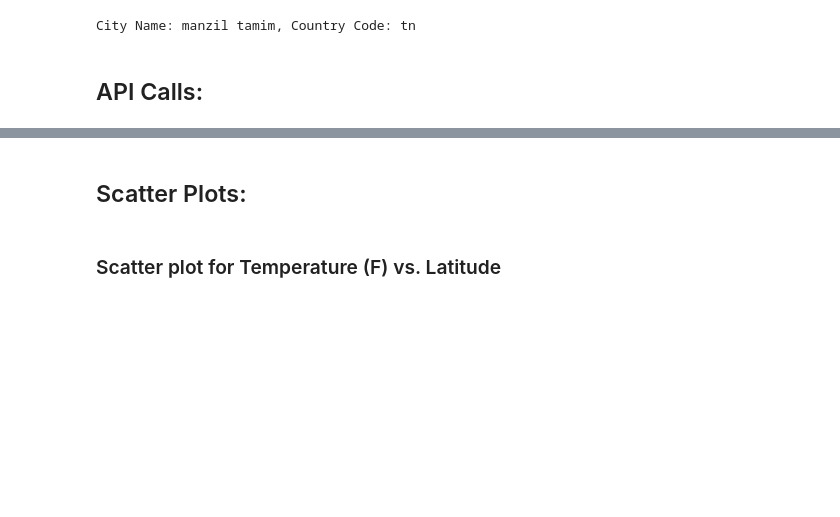
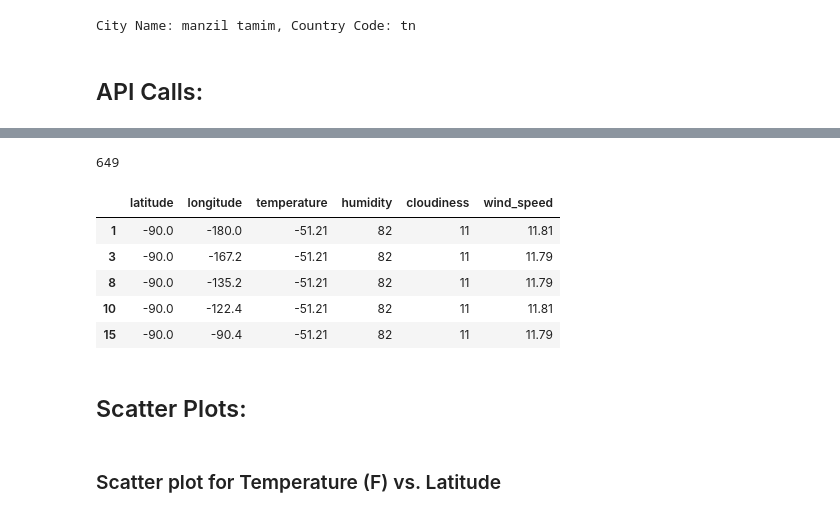
Before and after one commit to shirinegm/python-api-challenge, a Jupyter notebook: WeatherPy.ipynb, the cells around one changed output, grey strips where cells are left out. Drawn from its saved outputs; the diff is of its cells as text; code cells hidden in the pictures; blank space fills up the shorter version.

```diff
--- a/WeatherPy.ipynb
+++ b/WeatherPy.ipynb
@@ -48,0 +109,27 @@ AttributeError: 'dict' object has no attribute 'city_name'
+# %%
+temp = []
+humidity = []
+cloudiness = []
+wind_speed = []
+
+for i in range(len(random_cities_df['city_name'])):
+    citylog = random_cities_df.iloc[i, 0]
+    lat = random_cities_df.iloc[i, 2]
+    lon = random_cities_df.iloc[i, 3]
+    query = f'{base_url}{lat}&lon={lon}&dt={now}&appid={api_key}&units=imperial'
+
+    try:
+        response = requests.get(query)
+        response_json = response.json()
+        temp.append(response_json['current']['temp'])
+        humidity.append(response_json['current']['humidity'])
+        cloudiness.append(response_json['current']['clouds'])
+        wind_speed.append(response_json['current']['wind_speed'])
+        print(f'{i} - {citylog} processed successfully')
+
+        # wait a second
+        time.sleep(1)
+
+    except:
+        print(f'{i} - {citylog} failed')
+        pass
@@ -48,0 +154,26 @@ AttributeError: 'dict' object has no attribute 'city_name'
+# %%
+len(temp)
+# %% [output]
+649
+# %%
+# Consolidate the data into a dataframe
+latitudes = random_cities_df['lat']
+longitudes = random_cities_df['lon']
+
+cities_weather = {
+    'latitude': latitudes,
+    'longitude': longitudes,
+    'temperature': temp,
+    'humidity': humidity,
+    'cloudiness': cloudiness,
+    'wind_speed': wind_speed
+}
+cities_weather_df = pd.DataFrame(cities_weather)
+cities_weather_df.head()
+# %% [output]
+|  | latitude | longitude | temperature | humidity | cloudiness | wind_speed |
+| 1 | -90.0 | -180.0 | -51.21 | 82 | 11 | 11.81 |
+| 3 | -90.0 | -167.2 | -51.21 | 82 | 11 | 11.79 |
+| 8 | -90.0 | -135.2 | -51.21 | 82 | 11 | 11.79 |
+| 10 | -90.0 | -122.4 | -51.21 | 82 | 11 | 11.81 |
+| 15 | -90.0 | -90.4 | -51.21 | 82 | 11 | 11.79 |
```
Also changed, not shown: parts of 17 cells of this notebook, 1 other file.
